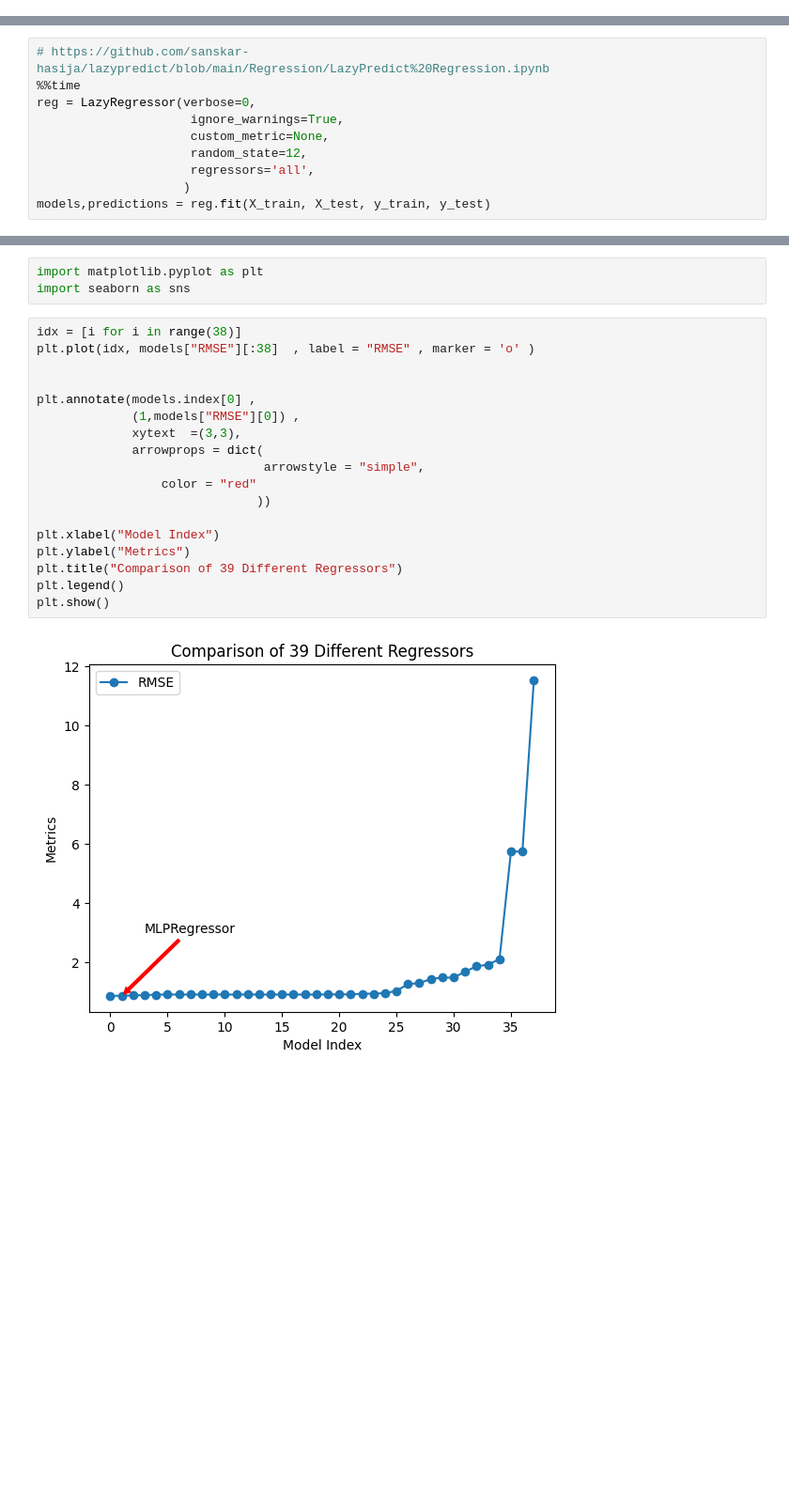
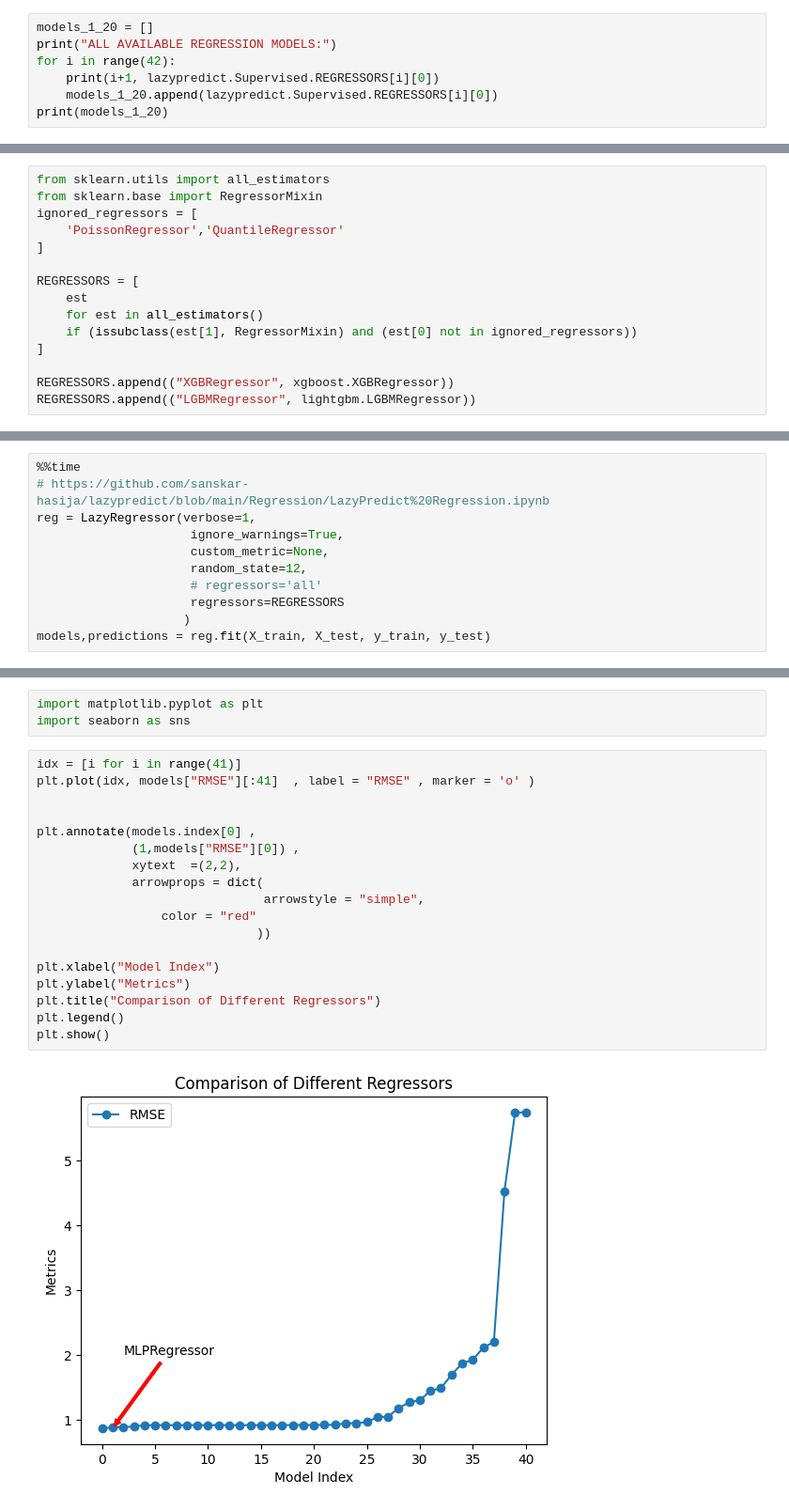
Before and after one commit to HemalathaRamanujam2022/mlops_temperature_prediction, a Jupyter notebook: model-training/predict_mean_temp.ipynb, the cells around one changed output, grey strips where cells are left out. Shown: that part at 94% size. Cells and saved outputs as stored; diff of their text form; blank space fills up the shorter version.

```diff
--- a/model-training/predict_mean_temp.ipynb
+++ b/model-training/predict_mean_temp.ipynb
@@ -126,3 +129,10 @@ scikit-learn==1.0.2
 import lazypredict
 from lazypredict import Supervised
 from lazypredict.Supervised import LazyRegressor
+# %%
+models_1_20 = []
+print("ALL AVAILABLE REGRESSION MODELS:")
+for i in range(42):
+    print(i+1, lazypredict.Supervised.REGRESSORS[i][0])
+    models_1_20.append(lazypredict.Supervised.REGRESSORS[i][0])
+print(models_1_20)
@@ -129 +157,16 @@ from lazypredict.Supervised import LazyRegressor
+# %%
+from sklearn.utils import all_estimators
+from sklearn.base import RegressorMixin
+ignored_regressors = [
+    'PoissonRegressor','QuantileRegressor'
+]
+
+REGRESSORS = [
+    est
+    for est in all_estimators()
+    if (issubclass(est[1], RegressorMixin) and (est[0] not in ignored_regressors))
+]
+
+REGRESSORS.append(("XGBRegressor", xgboost.XGBRegressor))
+REGRESSORS.append(("LGBMRegressor", lightgbm.LGBMRegressor))
 # %%
@@ -130,13 +174,14 @@ from lazypredict.Supervised import LazyRegressor
 # Had to change the parameter "sparse" to "sparse_output" on the OneHotEncoder function in the following file
 #  ~/.local/share/virtualenvs/mlops_temperature_prediction-M3ZLPW1f/lib/python3.9/site-packages/lazypredict/Supervised.py
 # %%
+%%time
 # https://github.com/sanskar-hasija/lazypredict/blob/main/Regression/LazyPredict%20Regression.ipynb
-%%time
-reg = LazyRegressor(verbose=0,
+reg = LazyRegressor(verbose=1,
                      ignore_warnings=True,
                      custom_metric=None,
                      random_state=12,
-                     regressors='all',
+                     # regressors='all'
+                     regressors=REGRESSORS
                     )
 models,predictions = reg.fit(X_train, X_test, y_train, y_test)
 # %% [output]
@@ -196,23 +265,23 @@ dtype: int64
 import matplotlib.pyplot as plt
 import seaborn as sns
 # %%
-idx = [i for i in range(38)]
-plt.plot(idx, models["RMSE"][:38]  , label = "RMSE" , marker = 'o' )
+idx = [i for i in range(41)]
+plt.plot(idx, models["RMSE"][:41]  , label = "RMSE" , marker = 'o' )
 
 
 plt.annotate(models.index[0] ,
              (1,models["RMSE"][0]) ,
-             xytext  =(3,3),
+             xytext  =(2,2),
              arrowprops = dict(
                                arrowstyle = "simple",
                  color = "red"
                               ))
 
 plt.xlabel("Model Index")
 plt.ylabel("Metrics")
-plt.title("Comparison of 39 Different Regressors")
+plt.title("Comparison of Different Regressors")
 plt.legend()
 plt.show()
 # %% [output]
-[figure, old version]
+[figure, new version]
 # %%
```
Also changed, not shown: parts of 14 cells of this notebook, 1 other file.
